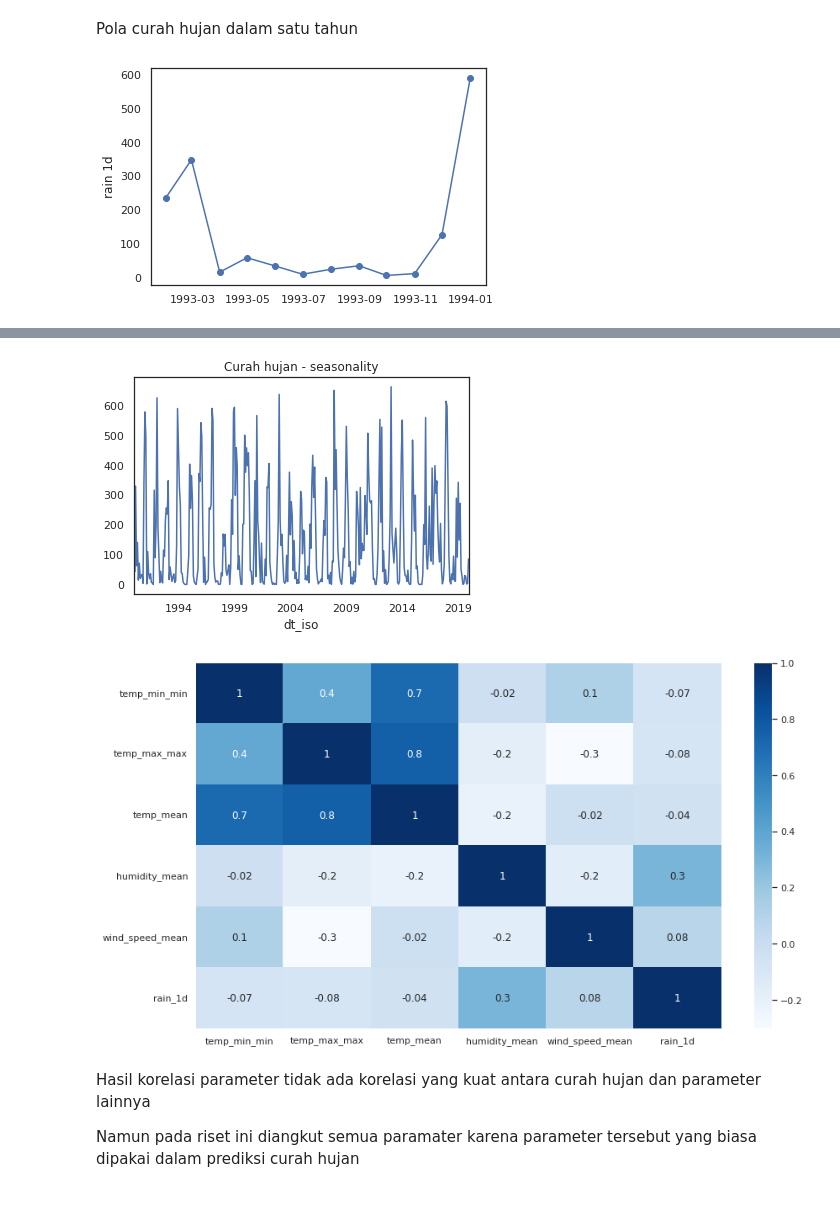
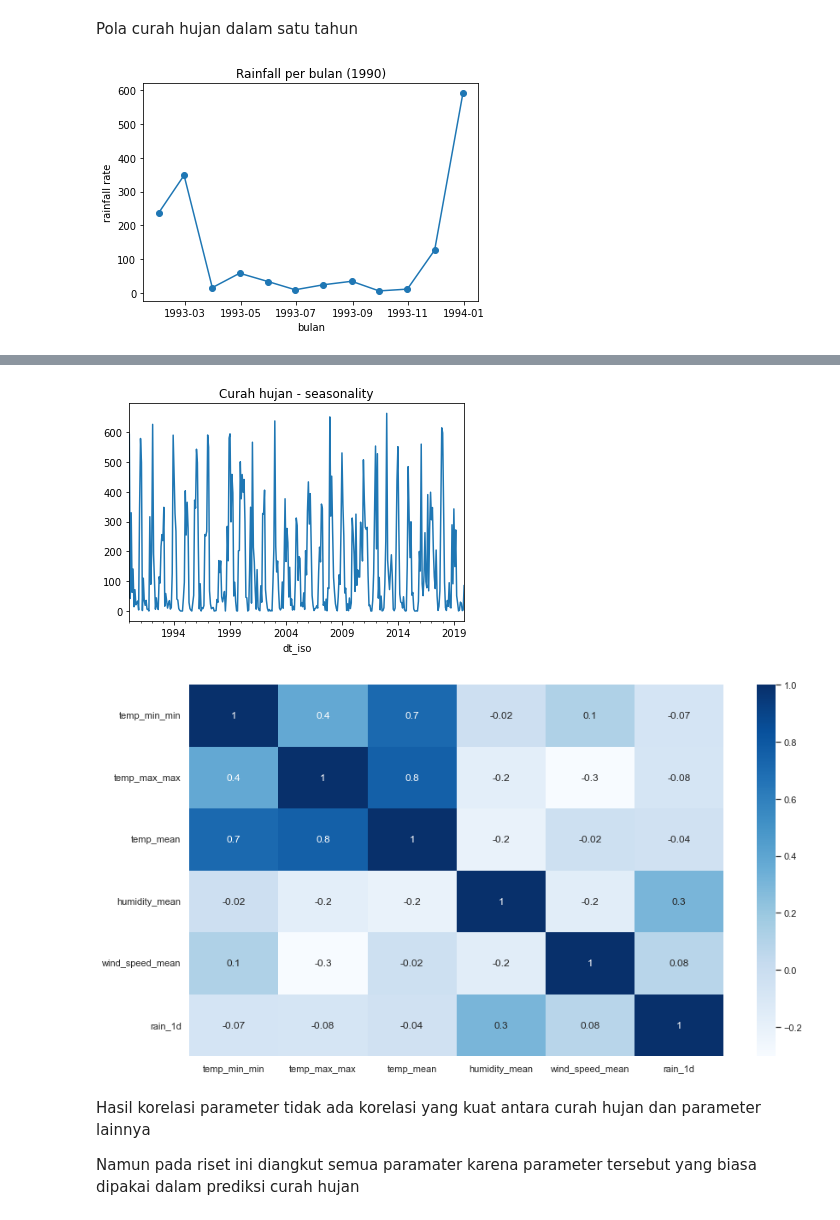
Before and after one commit to AldhiPrambudi/BMKG_1, a Jupyter notebook: main/eda_preprocess_train_dataset_2.ipynb, the cells around one changed output, grey strips where cells are left out. Drawn from its saved outputs; the diff is of its cells as text; code cells hidden in the pictures.

```diff
--- a/main/eda_preprocess_train_dataset_2.ipynb
+++ b/main/eda_preprocess_train_dataset_2.ipynb
@@ -14,8 +14,8 @@ BASE_URL = '/content/drive/MyDrive/Colab Notebooks/MLT/owd'
 # %% [output]
 Drive already mounted at /content/drive; to attempt to forcibly remount, call drive.mount("/content/drive", force_remount=True).
 # %%
-df_owd = pd.read_csv(os.path.join(BASE_URL,"data_stamet_ngurah_rai_pre.csv"), parse_dates=True)
-# df_owd = pd.read_csv("./dataset/data_stamet_ngurah_rai_pre.csv", parse_dates=True)
+# df_owd = pd.read_csv(os.path.join(BASE_URL,"data_stamet_ngurah_rai_pre.csv"), parse_dates=True)
+df_owd = pd.read_csv("../src/dataset/data_stamet_ngurah_rai_pre.csv", parse_dates=True)
 df_owd.rename(columns = {'Tanggal':'dt_iso', 'Tn':'temp_min_min',
     'Tx':'temp_max_max', 'Tavg':'temp_mean', 'RH_avg':'humidity_mean',
     'ff_avg':'wind_speed_mean', 'RR':'rain_1d'}, inplace = True)
@@ -80,10 +80,12 @@ Pola curah hujan dalam satu tahun
 # %%
 df_1993 = df_owd[(df_owd['dt_iso'] >= '1993-01-01') & (df_owd['dt_iso'] <= '1993-12-31')]
 plt.plot(df_1993.groupby([pd.Grouper(key='dt_iso', freq='M')]).rain_1d.sum(), marker='o')
-plt.ylabel("rain 1d")
+plt.title("Rainfall per bulan (1990)")
+plt.ylabel("rainfall rate")
+plt.xlabel("bulan")
 plt.show()
 # %% [output]
-[figure, old version]
+[figure, new version]
 # %% [markdown]
 Dari plot terlihat data mengikuti pola yang valid
 
@@ -97,14 +99,14 @@ df_owd.groupby([pd.Grouper(key='dt_iso', freq='M')]).rain_1d.sum().plot()
 plt.title('Curah hujan - seasonality')
 plt.show()
 # %% [output]
-[figure, old version]
+[figure, new version]
 # %%
 plt.figure(figsize=(14,8))
 sns.set_theme(style="white")
 corr = df_owd.corr()
 heatmap = sns.heatmap(corr, annot=True, cmap="Blues", fmt='.1g')
 # %% [output]
-[figure, old version]
+[figure, new version]
 # %% [markdown]
 Hasil korelasi parameter tidak ada korelasi yang kuat antara curah hujan dan parameter lainnya
 
```
Also changed, not shown: parts of 6 cells of this notebook, 6 other files.
